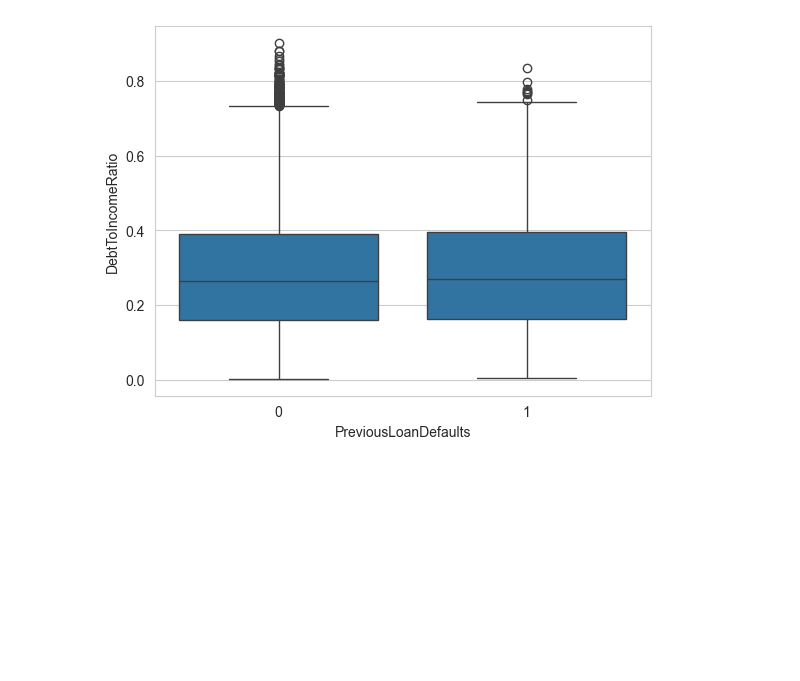
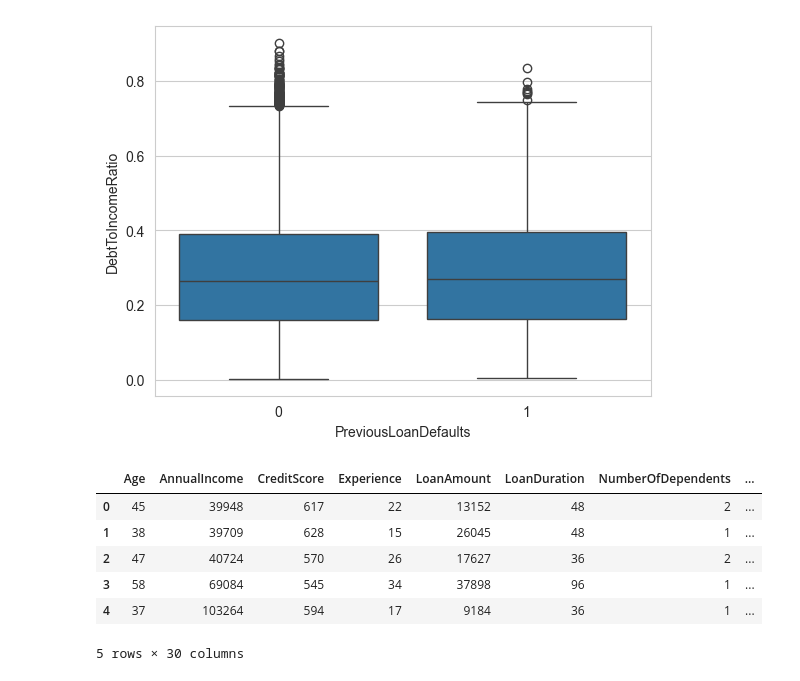
Before and after one commit to sseptiannn/finalproject_dibimbing_aiml8, a Jupyter notebook: notebooks/1_proses_eda.ipynb, the cells around one changed output. Cells and saved outputs as stored; diff of their text form; code cells hidden in the pictures; blank space fills up the shorter version.

```diff
--- a/notebooks/1_proses_eda.ipynb
+++ b/notebooks/1_proses_eda.ipynb
@@ -114,3 +101,16 @@ sns.boxplot(x="PreviousLoanDefaults", y="DebtToIncomeRatio", data=df)
 plt.show()
 # %% [output]
 [figure]
+# %%
+num_cols = df.select_dtypes(include="number").columns
+df_num = df[num_cols]
+
+df_num.head()
+# %% [output]
+|  | Age | AnnualIncome | CreditScore | Experience | LoanAmount | LoanDuration | NumberOfDependents | ... |
+| 0 | 45 | 39948 | 617 | 22 | 13152 | 48 | 2 | ... |
+| 1 | 38 | 39709 | 628 | 15 | 26045 | 48 | 1 | ... |
+| 2 | 47 | 40724 | 570 | 26 | 17627 | 36 | 2 | ... |
+| 3 | 58 | 69084 | 545 | 34 | 37898 | 96 | 1 | ... |
+| 4 | 37 | 103264 | 594 | 17 | 9184 | 36 | 1 | ... |
+5 rows × 30 columns
```
Also changed, not shown: parts of 3 cells of this notebook, 1 other file.
